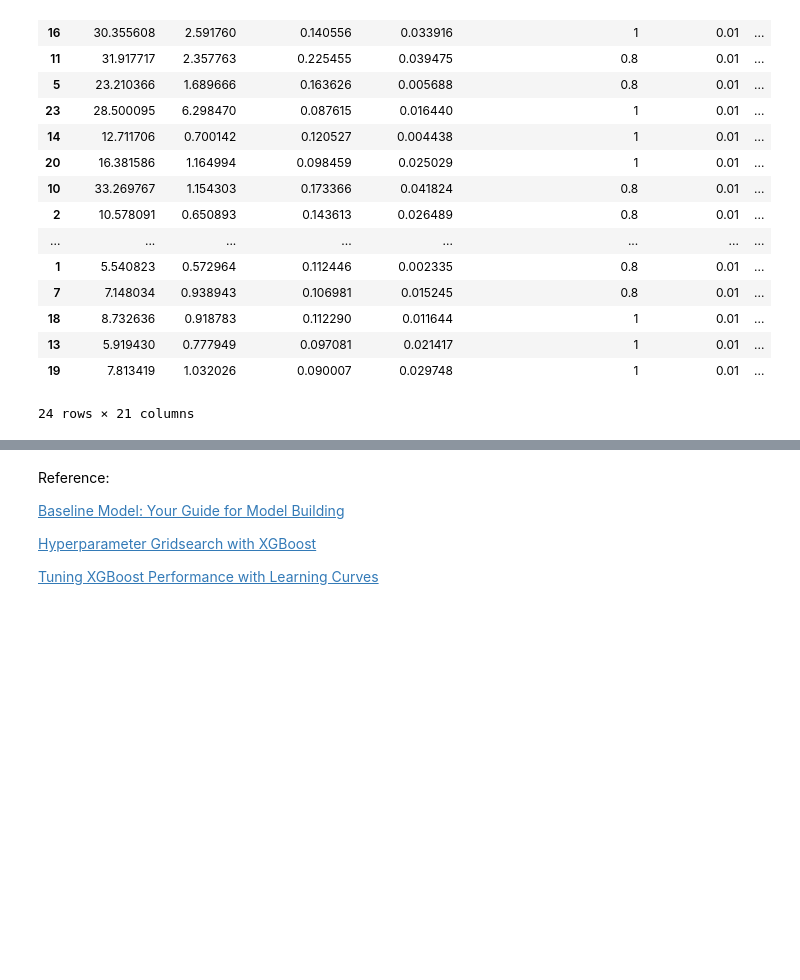
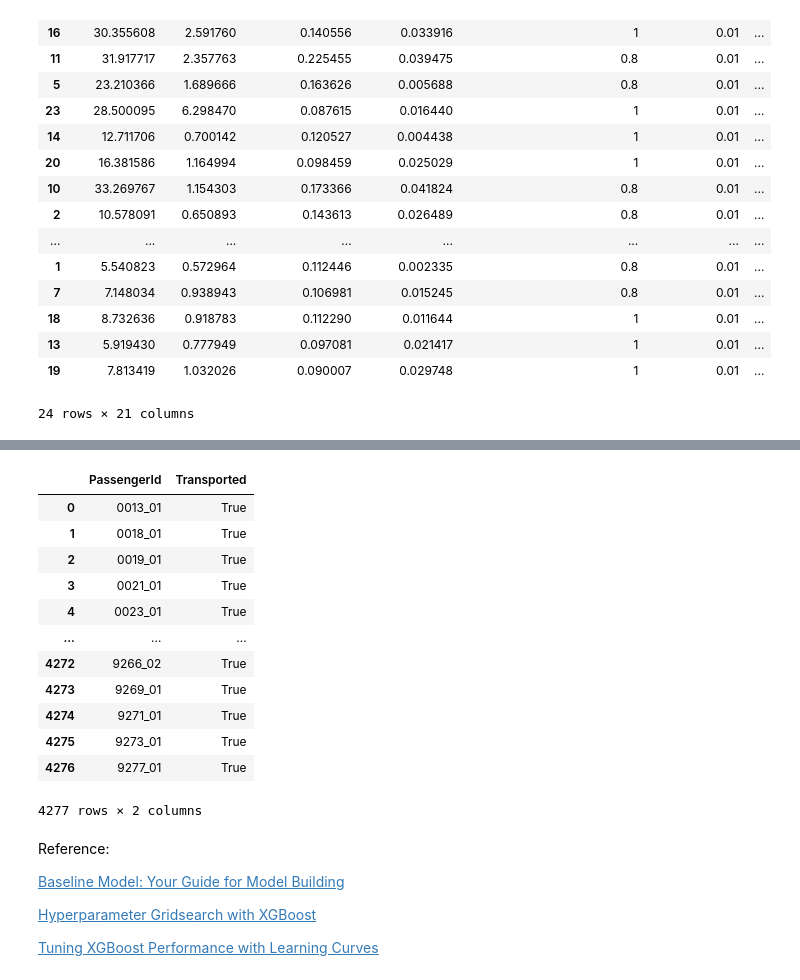
Before and after one commit to WeimusT/space_titanic, a Jupyter notebook: space-titanic.ipynb, the cells around one changed output, grey strips where cells are left out. Saved outputs shown, nothing was run; the diff lists cells and outputs as text; code cells hidden in the pictures; blank space fills up the shorter version.

Commit message:
PositionalSplitter, ROC using Plotly, Submission Ready

```diff
--- a/space-titanic.ipynb
+++ b/space-titanic.ipynb
@@ -386,3 +406,25 @@ array([[0.49176633, 0.50823367],
+# %%
+best_clf = xgb_clf.best_estimator_
+test_pred = best_clf.predict_proba(X_test)[:,1].astype(bool)
+submission_df = pd.DataFrame({
+    "PassengerId":test["PassengerId"],
+    "Transported":test_pred
+})
+submission_df
+# %% [output]
+|  | PassengerId | Transported |
+| 0 | 0013_01 | True |
+| 1 | 0018_01 | True |
+| 2 | 0019_01 | True |
+| 3 | 0021_01 | True |
+| 4 | 0023_01 | True |
+| ... | ... | ... |
+| 4272 | 9266_02 | True |
+| 4273 | 9269_01 | True |
+| 4274 | 9271_01 | True |
+| 4275 | 9273_01 | True |
+| 4276 | 9277_01 | True |
+4277 rows × 2 columns
 # %% [markdown]
 Reference:
 
```
Also changed, not shown: parts of 7 cells of this notebook.
